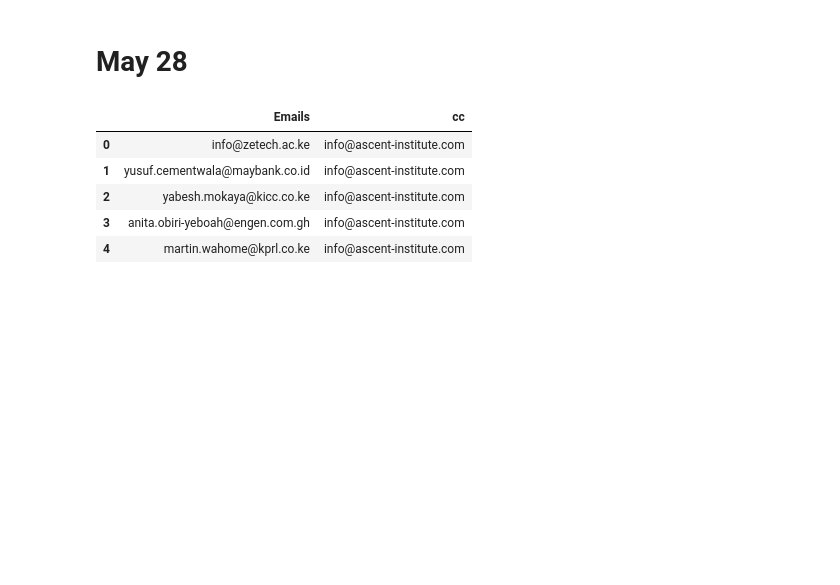
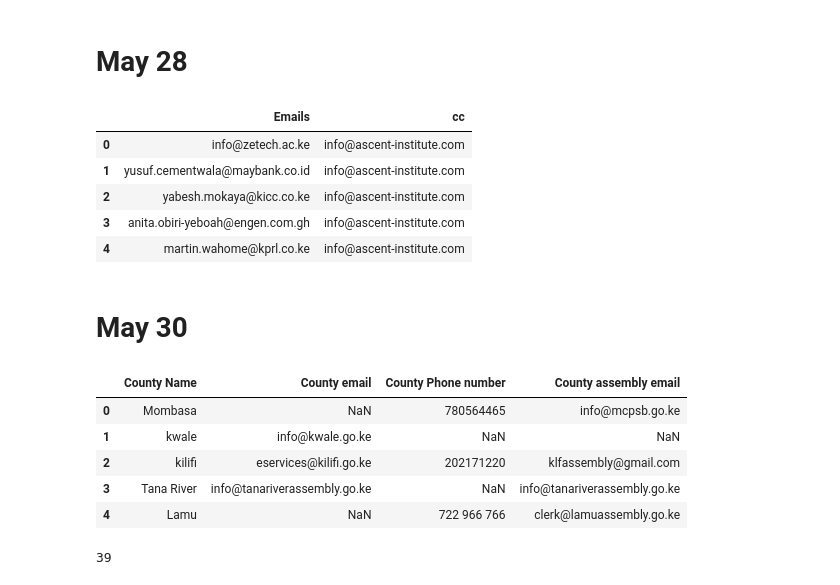
Before and after one commit to IainMosima/bulk-email-sender, a Jupyter notebook: analysis.ipynb, the cells around one changed output. Drawn from its saved outputs; the diff is of its cells as text; code cells hidden in the pictures; blank space fills up the shorter version.

```diff
--- a/analysis.ipynb
+++ b/analysis.ipynb
@@ -709,3 +710,22 @@ df_school_emails.head()
 | 4 | martin.wahome@kprl.co.ke | info@ascent-institute.com |
 # %%
 df_school_emails.to_csv("emails/may/may-28/it_emails.csv",index=False)
+# %% [markdown]
+# May 30
+# %%
+df_may_30 = pd.read_csv("emails/may/may-30/counties.csv")
+df_may_30.head()
+# %% [output]
+|  | County Name | County email | County Phone number | County assembly email |
+| 0 | Mombasa | NaN | 780564465 | info@mcpsb.go.ke |
+| 1 | kwale | info@kwale.go.ke | NaN | NaN |
+| 2 | kilifi | eservices@kilifi.go.ke | 202171220 | klfassembly@gmail.com |
+| 3 | Tana River | info@tanariverassembly.go.ke | NaN | info@tanariverassembly.go.ke |
+| 4 | Lamu | NaN | 722 966 766 | clerk@lamuassembly.go.ke |
+# %%
+emails_counties = []
+emails_counties.extend(get_emails(df_may_30["County Name"].to_list()))
+emails_counties.extend(get_emails(df_may_30["County assembly email"]))
+len(emails_counties)
+# %% [output]
+39
```
Also changed, not shown: parts of 48 cells of this notebook, 5 other files.
